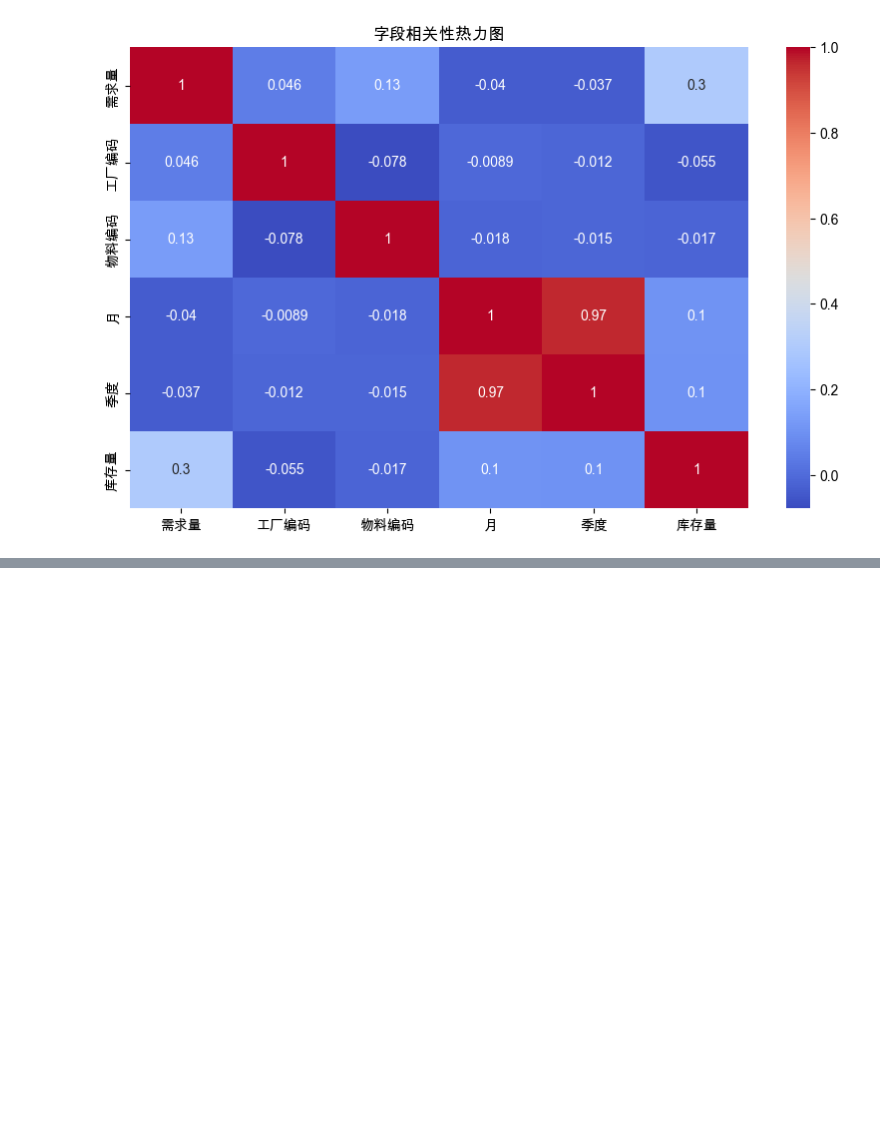
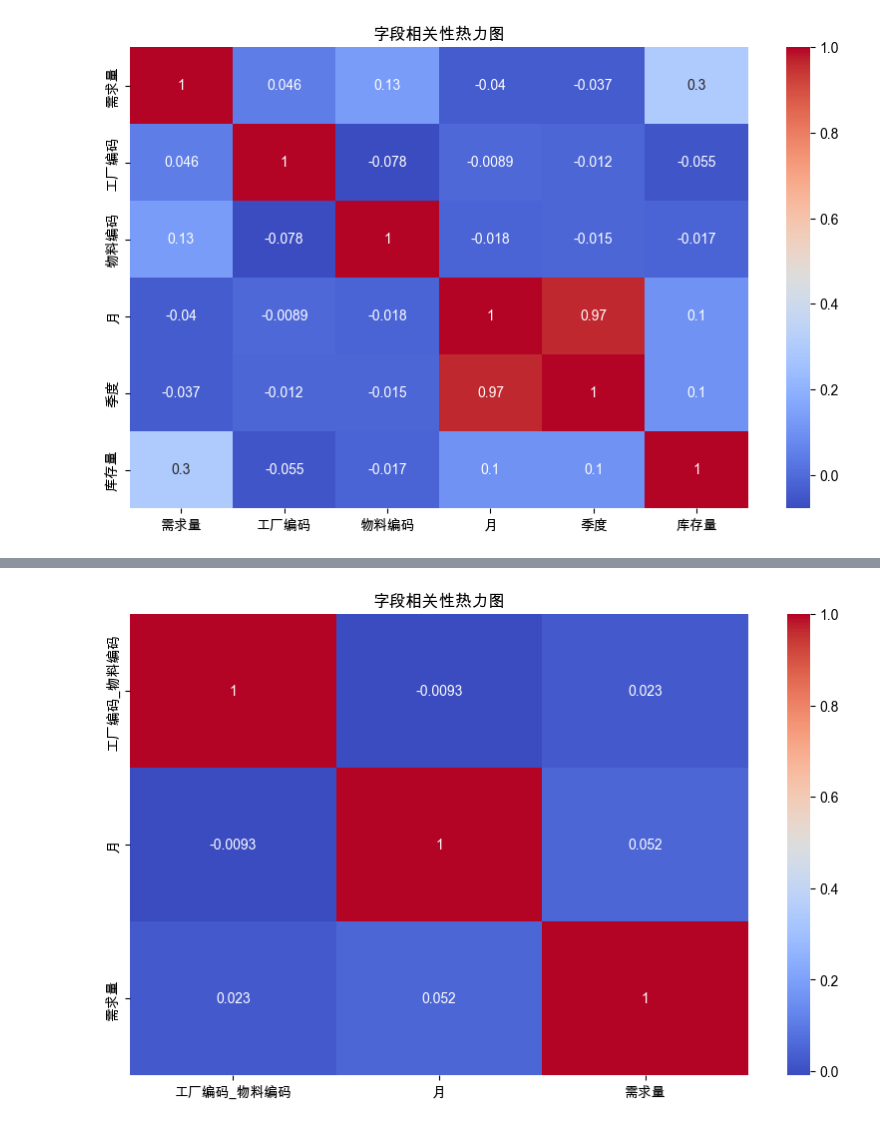
Before and after one commit to djwxfdt/mse-material-predict, a Jupyter notebook: app.ipynb, the cells around one changed output, grey strips where cells are left out. Saved outputs shown, nothing was run; the diff lists cells and outputs as text; code cells hidden in the pictures; blank space fills up the shorter version.

```diff
--- a/app.ipynb
+++ b/app.ipynb
@@ -472,3 +472,9 @@ plt.title('字段相关性热力图')
 plt.show()
 # %% [output]
 [figure]
+# %%
+# 经分析 需求量与库存量、物料编码、工厂编码有很大可能存在关联性，考虑到最终预测是通过工厂编码 + 物料编码 进行预测的，故这里将数据进行预处理
+
+df_merged['工厂编码_物料编码'] = df_merged['工厂编码'].astype(str) + '_' + df_merged['物料编码'].astype(str)
+df_final = df_merged.groupby(['工厂编码_物料编码', '年月', '月', '季度']).agg({'需求量': 'sum', '库存量': 'sum' }).reset_index()
+df_final.head()
@@ -474,0 +488,9 @@ plt.show()
+# %%
+df_numeric = df_final[['工厂编码_物料编码', '月', '需求量']]
+correlation_matrix = df_numeric.corr()
+plt.figure(figsize=(10, 6))
+sns.heatmap(correlation_matrix, annot=True, cmap='coolwarm')
+plt.title('字段相关性热力图')
+plt.show()
+# %% [output]
+[figure, added]
```
Also changed, not shown: parts of 5 cells of this notebook, 1 other file.
